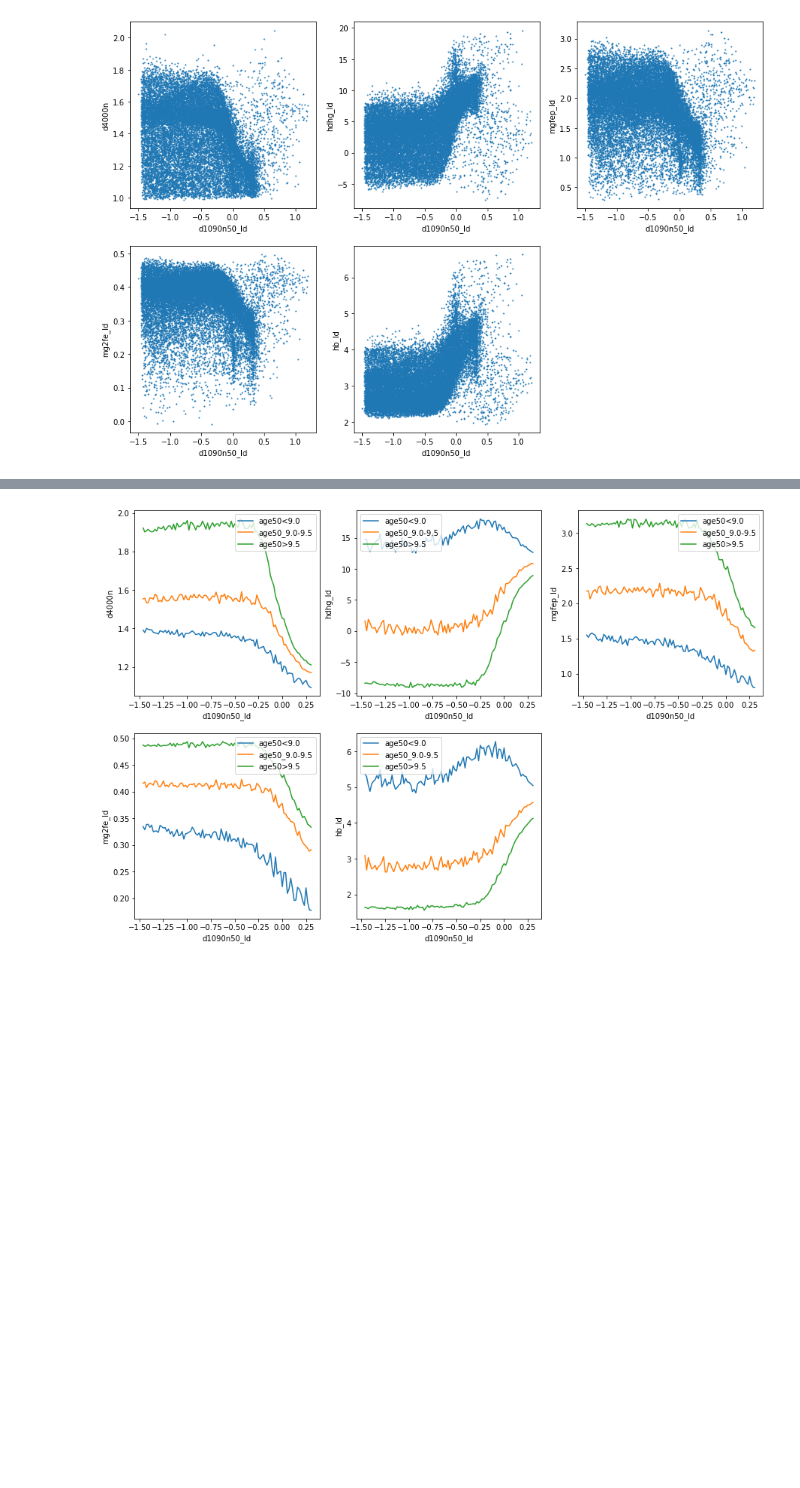
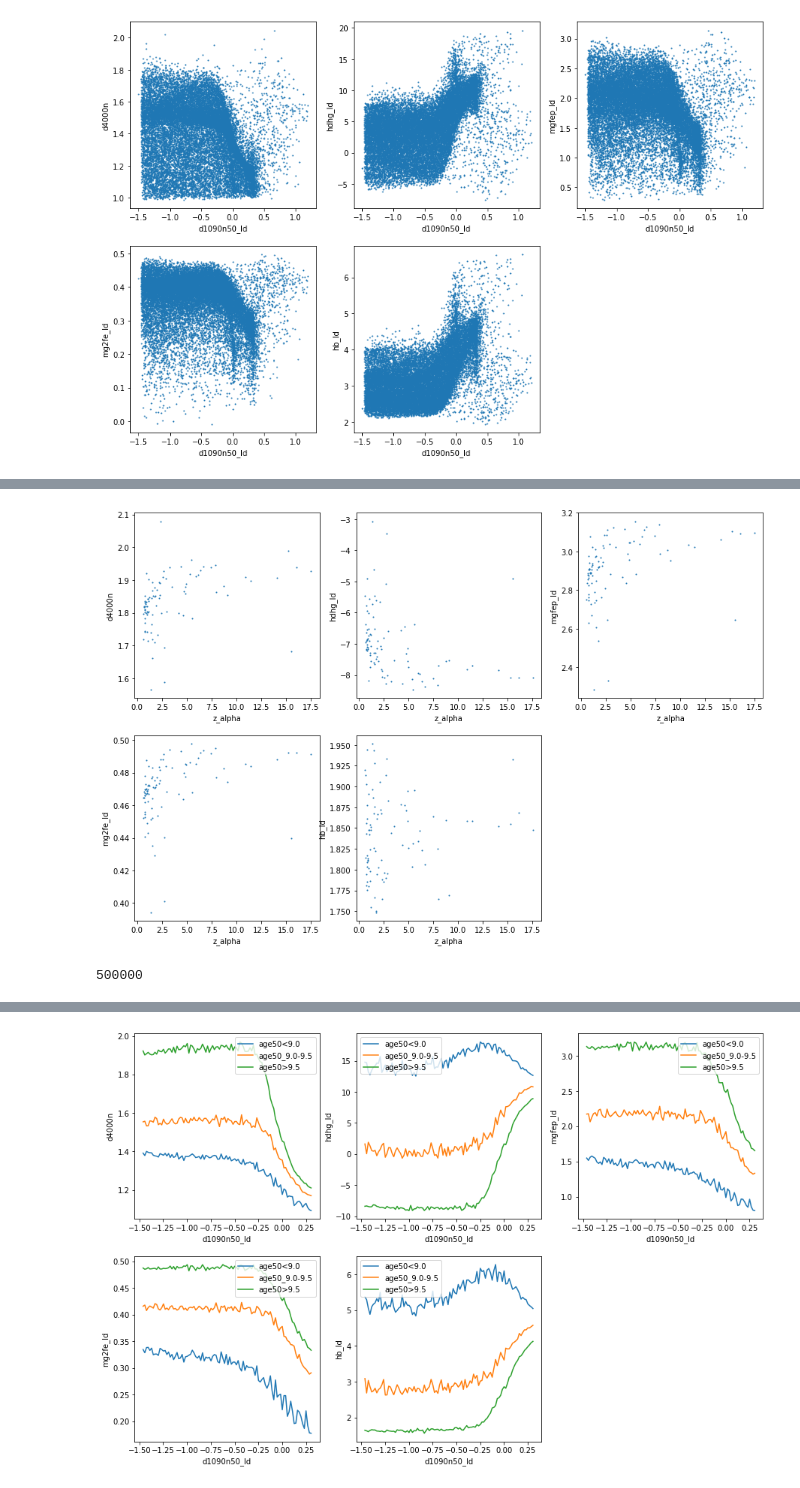
Before and after one commit to edoardorossi3/TESIedo_git, a Jupyter notebook: tesi_py/opt_lib.ipynb, the cells around one changed output, grey strips where cells are left out. Drawn from its saved outputs; the diff is of its cells as text; code cells hidden in the pictures; blank space fills up the shorter version.

```diff
--- a/tesi_py/opt_lib.ipynb
+++ b/tesi_py/opt_lib.ipynb
@@ -156 +164,10 @@ fig_resol_age=f_plt.idx_resol(d1090n50_ld[idx_sel],D4000n_ld[idx_sel],hdhg_ld[id
+# %%
+idx_sel=(N_bursts==0)&(abs(lwz_ld)<0.025)&(np.log10(age50_ld)<9.8)& (np.log10(age50_ld)>9.75) &(d1090n50_ld<-0.75)
+fig_resol_age=f_plt.idx_resol(z_alpha[idx_sel],D4000n_ld[idx_sel],hdhg_ld[idx_sel], MgFeP_ld[idx_sel], Mg2Fe_ld[idx_sel], Hb_ld[idx_sel], par_name='z_alpha', idx_name=['d4000n', 'hdhg_ld', 'mgfep_ld', 'mg2fe_ld', 'hb_ld'], figsize=(15,10))
+# %% [output]
+[figure, added]
+# %%
+np.size(z_alpha)
+# %% [output]
+500000
 # %%
```
Also changed, not shown: parts of 26 cells of this notebook, 2 other files.
